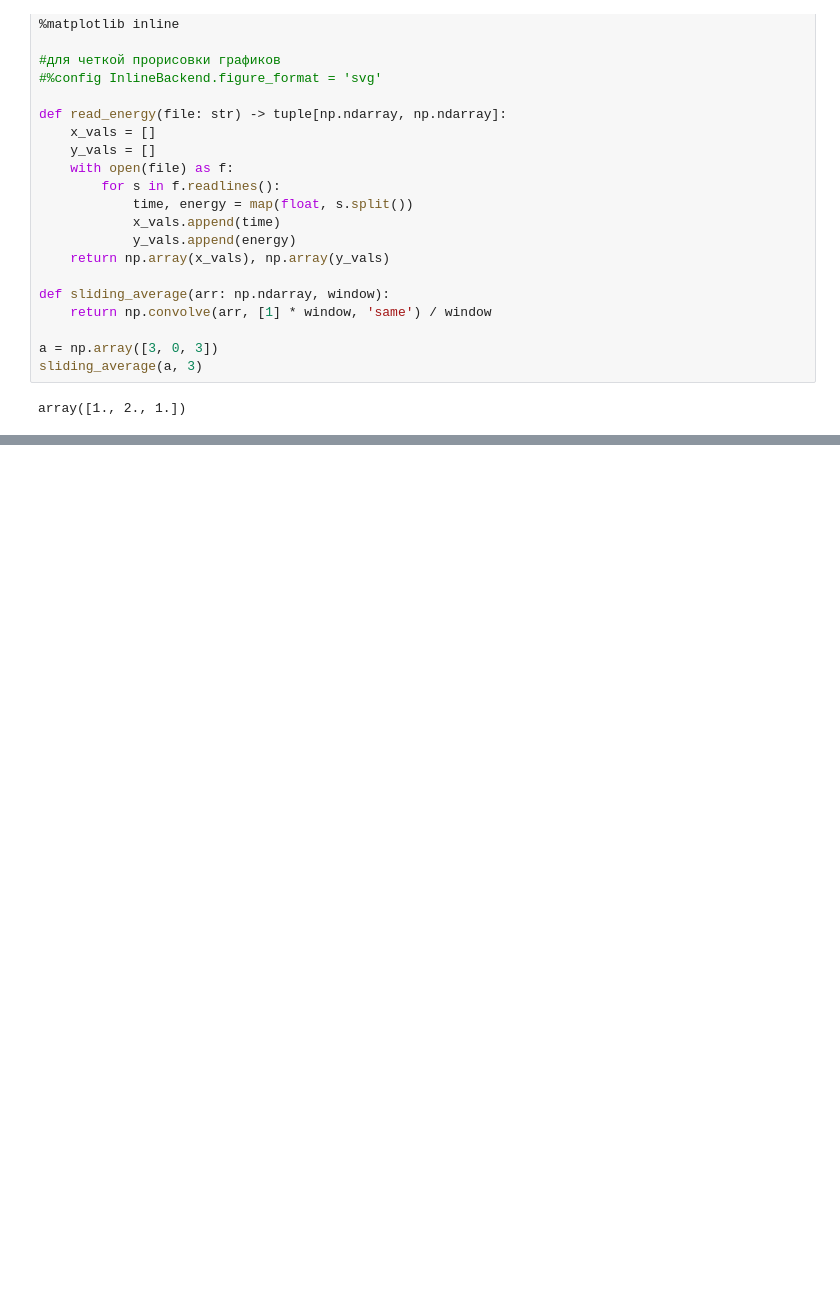
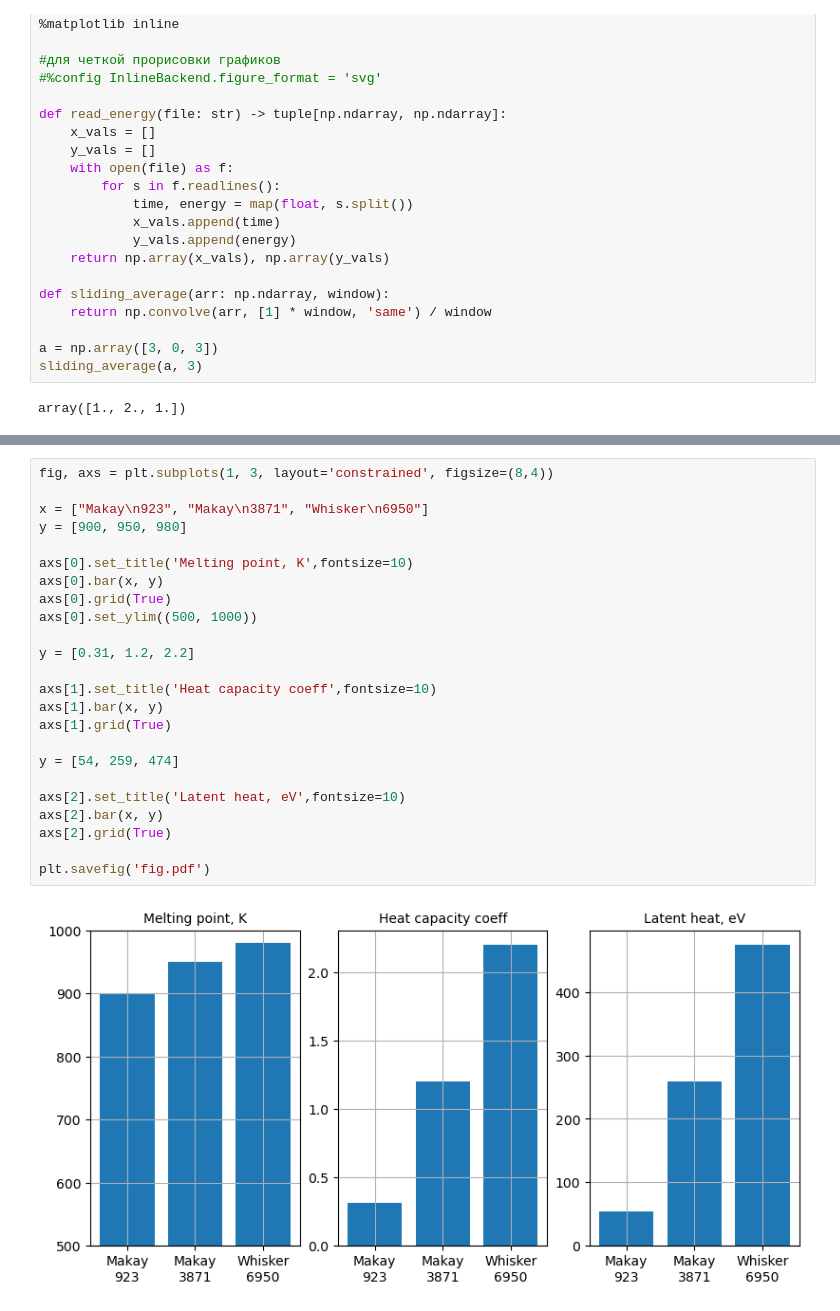
Before and after one commit to maximelianos/molecular-dynamics, a Jupyter notebook: plot/milestone07.ipynb, the cells around one changed output, grey strips where cells are left out. Cells and saved outputs as stored; diff of their text form; blank space fills up the shorter version.

```diff
--- a/plot/milestone07.ipynb
+++ b/plot/milestone07.ipynb
@@ -138,0 +181,26 @@ axs[0].legend(fontsize=10)
+# %%
+fig, axs = plt.subplots(1, 3, layout='constrained', figsize=(8,4))
+
+x = ["Makay\n923", "Makay\n3871", "Whisker\n6950"]
+y = [900, 950, 980]
+
+axs[0].set_title('Melting point, K',fontsize=10)
+axs[0].bar(x, y)
+axs[0].grid(True)
+axs[0].set_ylim((500, 1000))
+
+y = [0.31, 1.2, 2.2]
+
+axs[1].set_title('Heat capacity coeff',fontsize=10)
+axs[1].bar(x, y)
+axs[1].grid(True)
+
+y = [54, 259, 474]
+
+axs[2].set_title('Latent heat, eV',fontsize=10)
+axs[2].bar(x, y)
+axs[2].grid(True)
+
+plt.savefig('fig.pdf')
+# %% [output]
+[figure, added]
```
Also changed, not shown: parts of 7 cells of this notebook, 7 other files.
